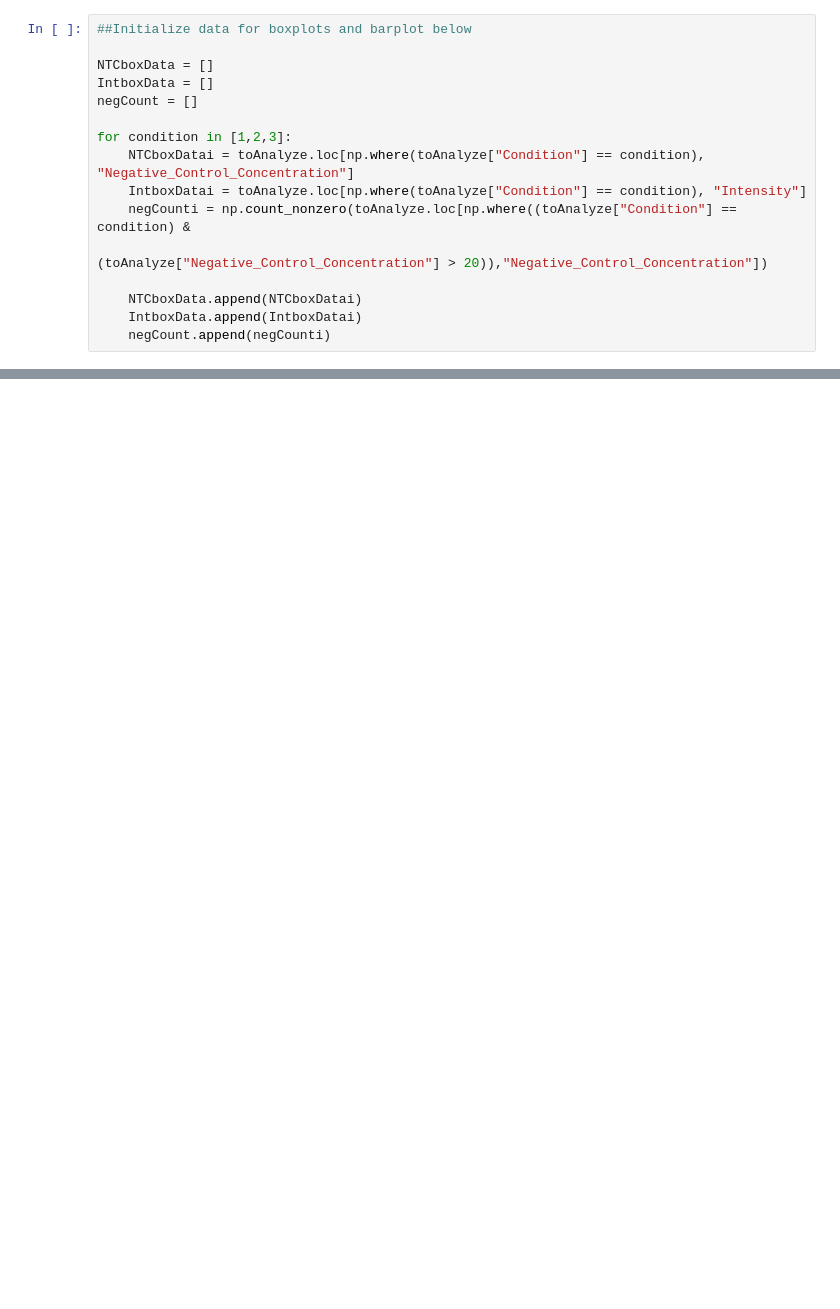
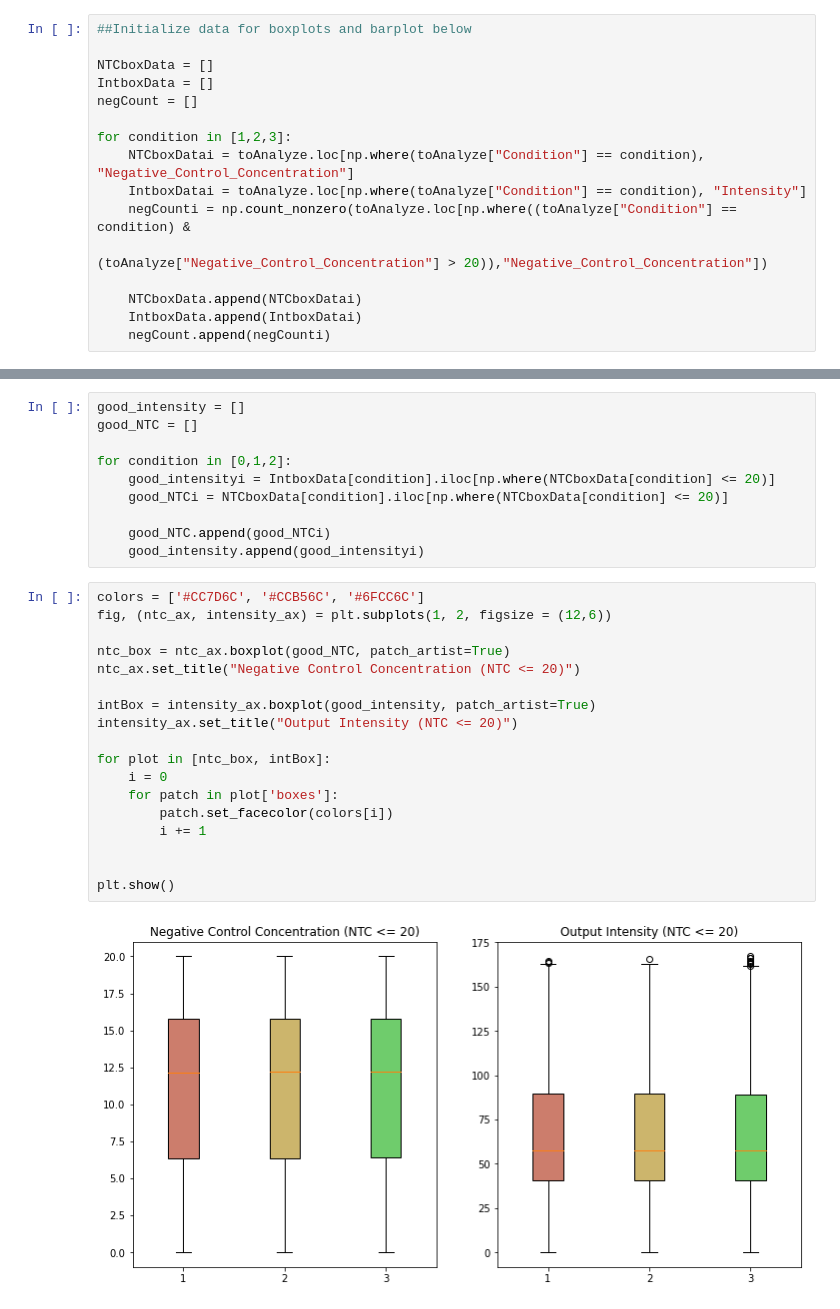
Before and after one commit to gpdefilippo/PandasDataAnalysis, a Jupyter notebook: analyzeData.ipynb, the cells around one changed output, grey strips where cells are left out. Drawn from its saved outputs; the diff is of its cells as text; blank space fills up the shorter version.

```diff
--- a/analyzeData.ipynb
+++ b/analyzeData.ipynb
@@ -81,0 +82,30 @@ plt.show()
+# %%
+good_intensity = []
+good_NTC = []
+
+for condition in [0,1,2]:
+    good_intensityi = IntboxData[condition].iloc[np.where(NTCboxData[condition] <= 20)]
+    good_NTCi = NTCboxData[condition].iloc[np.where(NTCboxData[condition] <= 20)]
+
+    good_NTC.append(good_NTCi)
+    good_intensity.append(good_intensityi)
+# %%
+colors = ['#CC7D6C', '#CCB56C', '#6FCC6C']
+fig, (ntc_ax, intensity_ax) = plt.subplots(1, 2, figsize = (12,6))
+
+ntc_box = ntc_ax.boxplot(good_NTC, patch_artist=True)
+ntc_ax.set_title("Negative Control Concentration (NTC <= 20)")
+
+intBox = intensity_ax.boxplot(good_intensity, patch_artist=True)
+intensity_ax.set_title("Output Intensity (NTC <= 20)")
+
+for plot in [ntc_box, intBox]:
+    i = 0
+    for patch in plot['boxes']:
+        patch.set_facecolor(colors[i])
+        i += 1
+
+
+plt.show()
+# %% [output]
+[figure, added]
```
Also changed, not shown: parts of 4 cells of this notebook.
